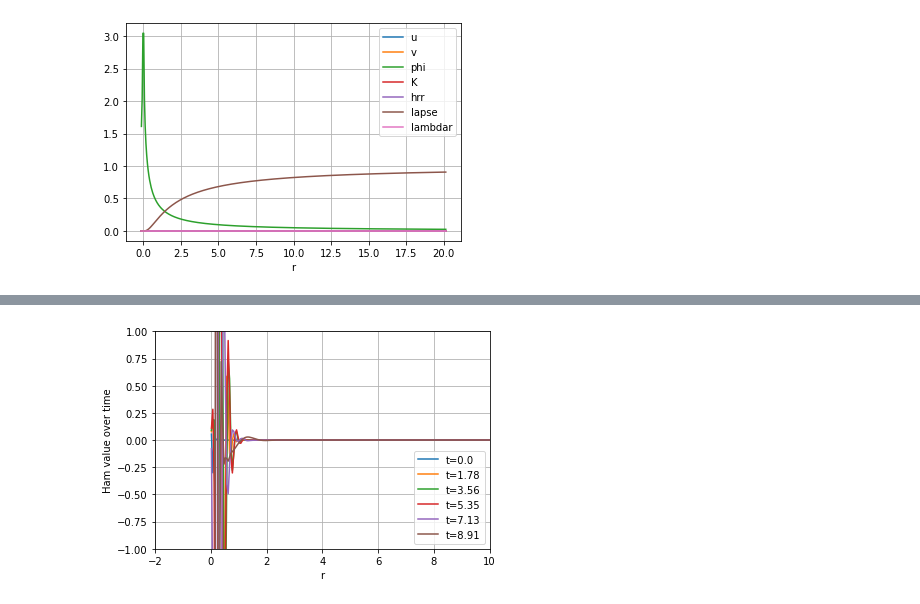
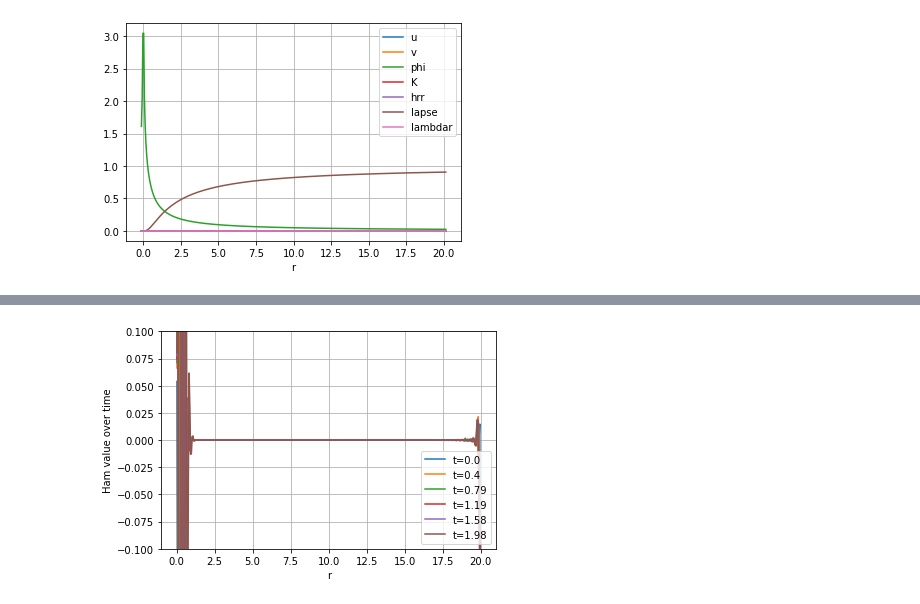
Before and after one commit to GRTLCollaboration/engrenage, a Jupyter notebook: BHEvolution.ipynb, the cells around one changed output, grey strips where cells are left out. Saved outputs shown, nothing was run; the diff lists cells and outputs as text; code cells hidden in the pictures.

```diff
--- a/BHEvolution.ipynb
+++ b/BHEvolution.ipynb
@@ -65,6 +65,6 @@ plt.grid()
 # %%
 # for control of time integrator and spatial grid
-T = 9.0 # Maximum evolution time
+T = 2.0 # Maximum evolution time
 N_t = 101 # time resolution (only for outputs, not for integration)
 
 # Work out dt and time spacing of outputs
@@ -102,6 +102,6 @@ plt.grid()
 # %%
 # plot the profile for some variable at a selection of times
-var = idx_lambdar
+var = idx_lapse
 
 for i, t_i in enumerate(t) :
     if (i < N_t) and (i % 20 == 0) :
@@ -111,7 +111,7 @@ for i, t_i in enumerate(t) :
 
 plt.legend(loc=4)
 plt.xlabel('r')
-plt.xlim(-2,20.0)
+plt.xlim(-2,30.0)
 plt.ylabel('value over time')
 plt.grid()
 # %% [output]
@@ -122,19 +122,19 @@ r, Ham = get_diagnostics(solution, t, R, N_r)
 # %%
 # plot the profile for Ham at a selection of times
 
 for i, t_i in enumerate(t) :
     if (i < N_t) and (i % 20 == 0) :
         labelt = "t="+str(round(t_i,2))
         Ham_t = Ham[i]
         Ham_t = Ham_t[num_ghosts:(N-num_ghosts)]
         r_diagnostics = r[num_ghosts:(N-num_ghosts)]
         plt.plot(r_diagnostics, Ham_t, label=labelt)
 
 plt.legend(loc=4)
 plt.xlabel('r')
-plt.xlim(-2,10.0)
-plt.ylim(-1,1.0)
+plt.xlim(-1,21.0)
+plt.ylim(-0.1,0.1)
 plt.ylabel('Ham value over time')
 plt.grid()
 # %% [output]
-[figure, old version]
+[figure, new version]
```
Also changed, not shown: parts of 4 cells of this notebook, 9 other files.
